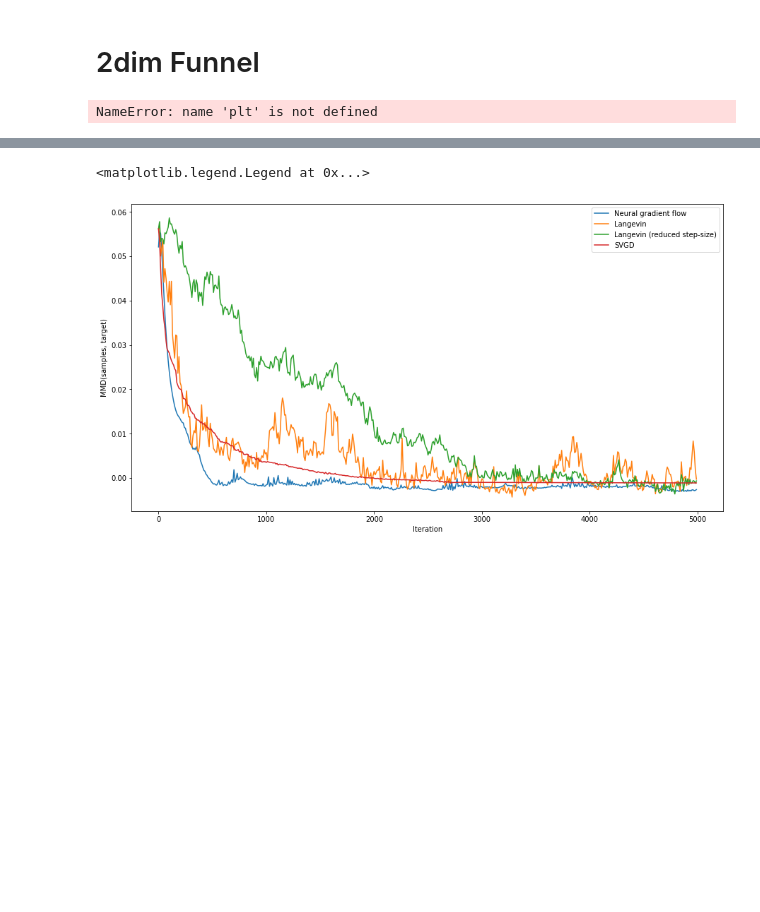
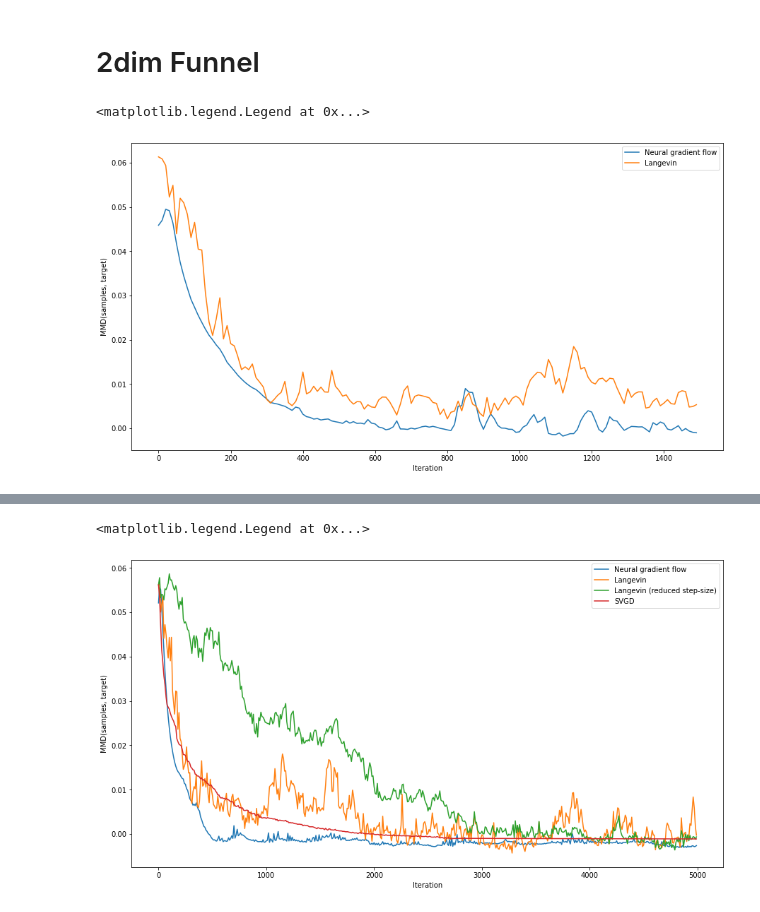
Before and after one commit to ratschlab/projects-2020-Neural-SVGD, a Jupyter notebook: notebooks/experiments/funnel-comparison-sgld-vs-neural.ipynb, the cells around one changed output, grey strips where cells are left out. Drawn from its saved outputs; the diff is of its cells as text; code cells hidden in the pictures; blank space fills up the shorter version.

```diff
--- a/notebooks/experiments/funnel-comparison-sgld-vs-neural.ipynb
+++ b/notebooks/experiments/funnel-comparison-sgld-vs-neural.ipynb
@@ -57,12 +56,12 @@ printsize = [5.4, 4]
 # %% [markdown]
 # 2dim Funnel
 # %%
-n_steps = 500 # 5000
+n_steps = 1500 # 5000
 particle_lr = 1e-2
 learner_lr = 1e-4
 n_particles = 200
 d = 2
-PATIENCE = 5
+PATIENCE = -1
 # PATIENCE = 15 # try this
 # %%
 target = distributions.Funnel(d)
@@ -71,27 +70,28 @@ funnel_setup = distributions.Setup(target, proposal)
 target_samples = target.sample(n_particles)
 # %%
 key, subkey = random.split(key)
-neural_learner, neural_particles, err1 = flows.neural_svgd_flow(subkey, funnel_setup, n_particles=n_particles, n_steps=5000, particle_lr=particle_lr, patience=PATIENCE, learning_rate=learner_lr, aux=False, compute_metrics=metrics.get_funnel_tracer(target_samples))
-sgld_gradient, sgld_particles, err3    = flows.sgld_flow(       subkey, funnel_setup, n_particles=n_particles, n_steps=5000, particle_lr=particle_lr, compute_metrics=metrics.get_funnel_tracer(target_samples))
-sgld_gradient2, sgld_particles2, err4    = flows.sgld_flow(     subkey, funnel_setup, n_particles=n_particles, n_steps=5000, particle_lr=particle_lr/5, compute_metrics=metrics.get_funnel_tracer(target_samples))
-svgd_gradient, svgd_particles, err2    = flows.svgd_flow(       subkey, funnel_setup, n_particles=n_particles, n_steps=5000, particle_lr=particle_lr*5, scaled=True,  bandwidth=None, compute_metrics=metrics.get_funnel_tracer(target_samples))
+neural_learner, neural_particles, err1 = flows.neural_svgd_flow(subkey, funnel_setup, n_particles=n_particles, n_steps=n_steps, particle_lr=particle_lr, patience=PATIENCE, learning_rate=learner_lr, aux=False, dropout=False, compute_metrics=metrics.get_funnel_tracer(target_samples))
+sgld_gradient, sgld_particles, err3    = flows.sgld_flow(       subkey, funnel_setup, n_particles=n_particles, n_steps=n_steps, particle_lr=particle_lr, compute_metrics=metrics.get_funnel_tracer(target_samples))
+# sgld_gradient2, sgld_particles2, err4    = flows.sgld_flow(     subkey, funnel_setup, n_particles=n_particles, n_steps=n_steps, particle_lr=particle_lr/5, compute_metrics=metrics.get_funnel_tracer(target_samples))
+# svgd_gradient, svgd_particles, err2    = flows.svgd_flow(       subkey, funnel_setup, n_particles=n_particles, n_steps=n_steps, particle_lr=particle_lr*5, scaled=True,  bandwidth=None, compute_metrics=metrics.get_funnel_tracer(target_samples))
 
 # Note: I scaled the svgd step-size (by hand) so that it is maximial while still converging to a low MMD.
 # %%
 %matplotlib inline
 plt.subplots(figsize=[15, 8])
 
 typ = "funnel_"
 
 plt.plot(*zip(*neural_particles.rundata[typ+"mmd"]), label="Neural gradient flow")
 plt.plot(*zip(*sgld_particles.rundata[typ+"mmd"]), label="Langevin")
-plt.plot(*zip(*sgld_particles2.rundata[typ+"mmd"]), label="Langevin (reduced step-size)")
-plt.plot(*zip(*svgd_particles.rundata[typ+"mmd"]), label="SVGD")
+# plt.plot(*zip(*sgld_particles2.rundata[typ+"mmd"]), label="Langevin (reduced step-size)")
+# plt.plot(*zip(*svgd_particles.rundata[typ+"mmd"]), label="SVGD")
 
 
 plt.xlabel("Iteration")
 plt.ylabel("MMD(samples, target)")
 
 plt.legend()
 # %% [output]
-NameError: name 'plt' is not defined
+<matplotlib.legend.Legend at 0x...>
+[figure, added]
```
Also changed, not shown: parts of 2 cells of this notebook, 2 other files.
